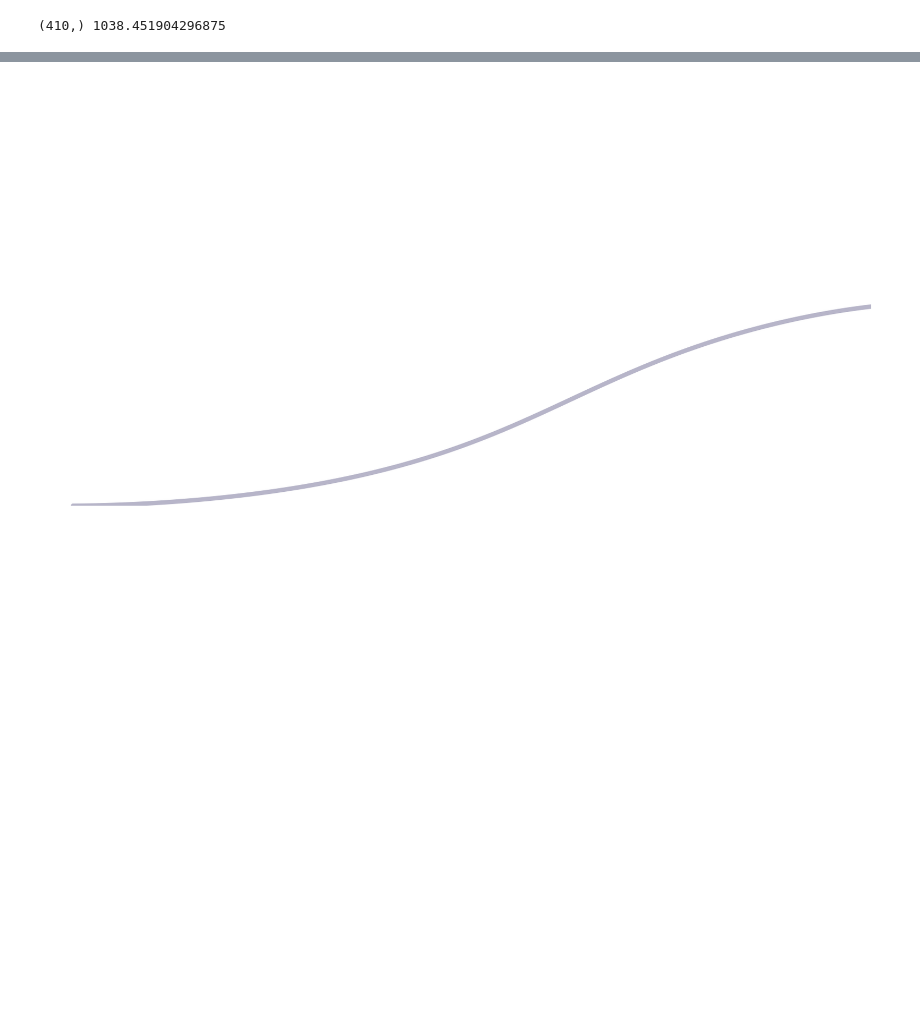
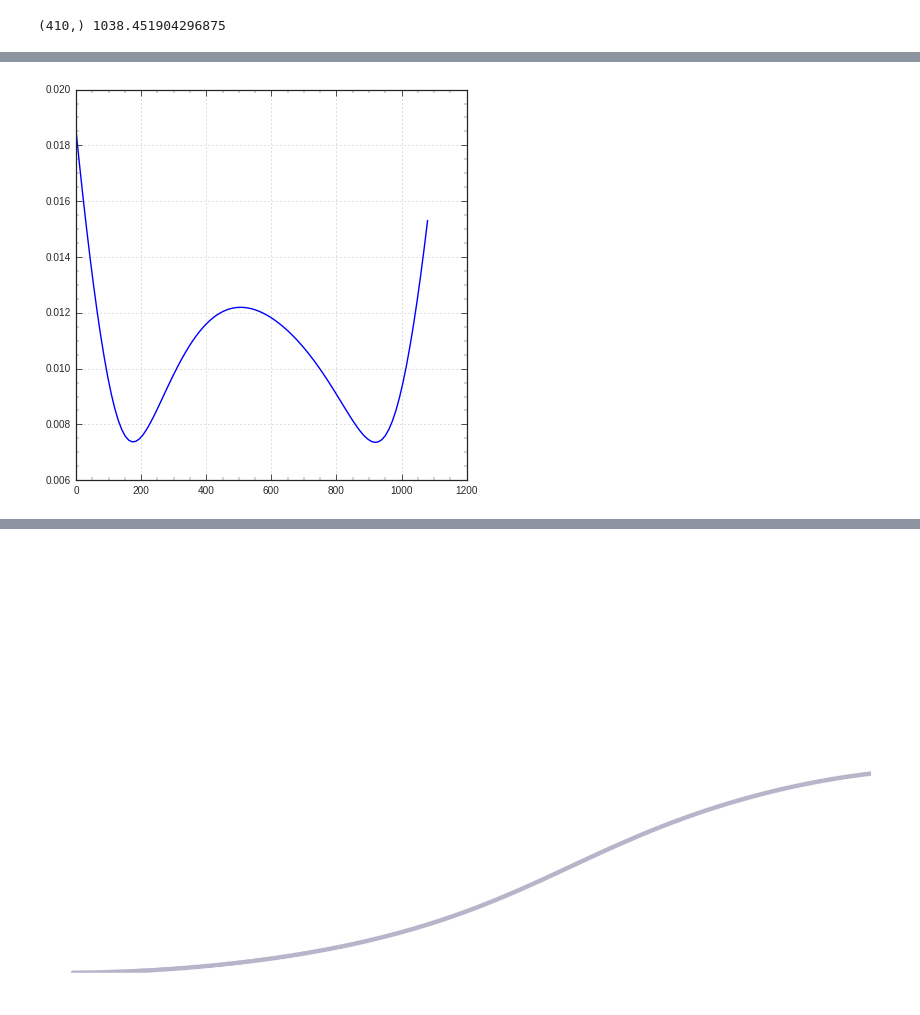
Before and after one commit to srosenzweig09/L1TMuonSimulationsMar2017, a Jupyter notebook: Analyzers/test4/emtfpp.ipynb, the cells around one changed output, grey strips where cells are left out. Saved outputs shown, nothing was run; the diff lists cells and outputs as text; code cells hidden in the pictures; blank space fills up the shorter version.

```diff
--- a/Analyzers/test4/emtfpp.ipynb
+++ b/Analyzers/test4/emtfpp.ipynb
@@ -141,3 +145,9 @@ plt.show()
+# %%
+fig, ax = plt.subplots(figsize=(7,7))
+ax.plot(lins_z, sigma)
+plt.show()
+# %% [output]
+[figure, added]
 # %%
 kernel = C(100.0, (1e-2, 1e5)) * RBF(360, (1e-1, 1e5))
 alpha = 0.01 * 20000
```
Also changed, not shown: parts of 7 cells of this notebook.
